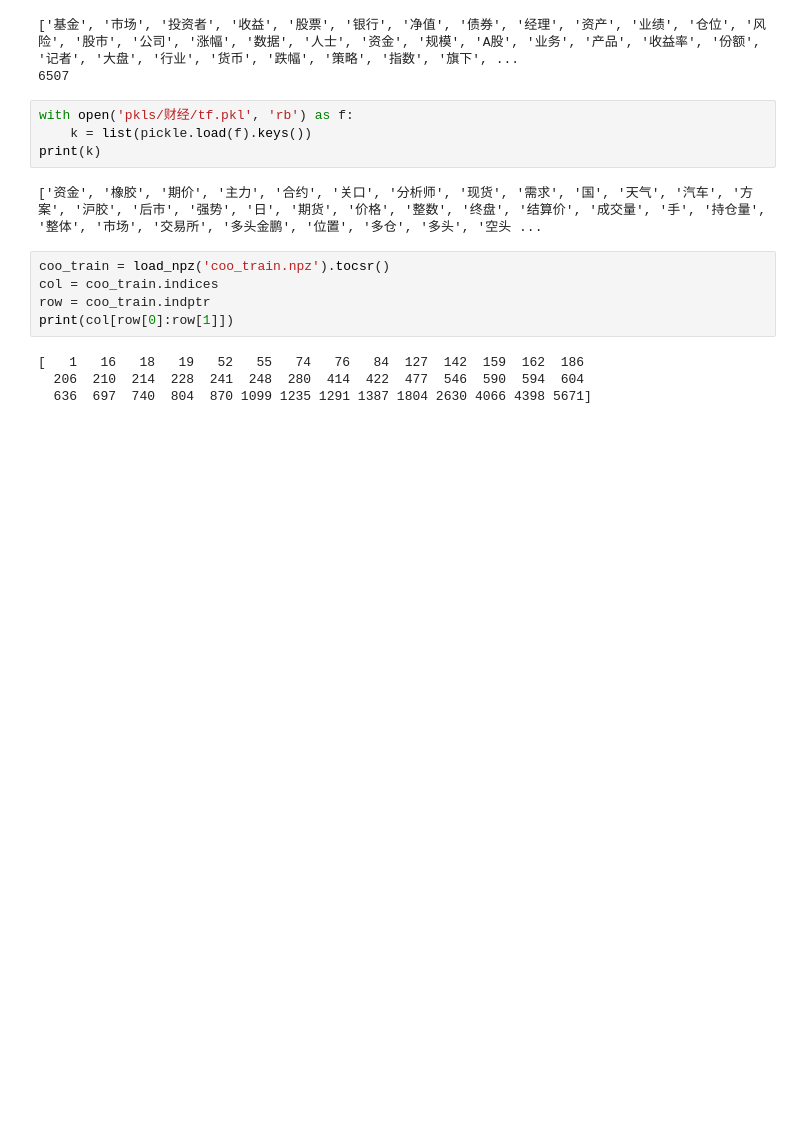
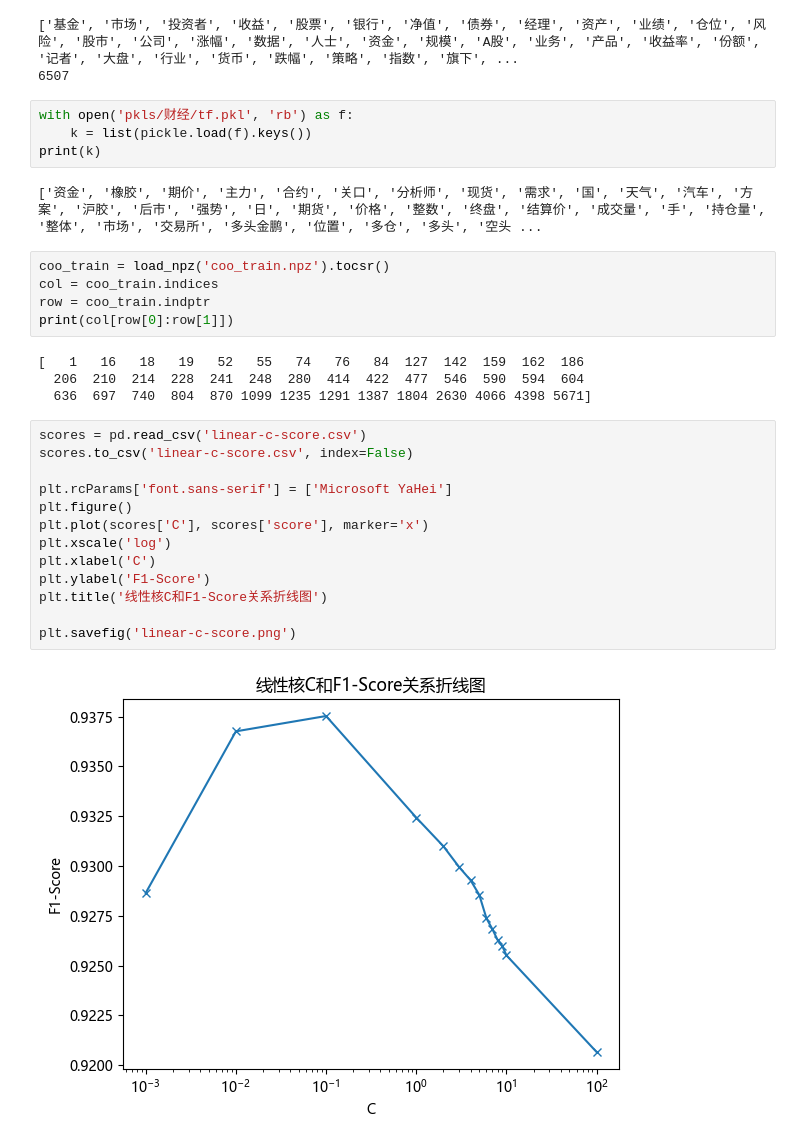
Before and after one commit to Guo-Chenxu/News-Classfication, a Jupyter notebook: check.ipynb, the cells around one changed output. Cells and saved outputs as stored; diff of their text form; blank space fills up the shorter version.

```diff
--- a/check.ipynb
+++ b/check.ipynb
@@ -25,3 +26,18 @@ print(col[row[0]:row[1]])
 [   1   16   18   19   52   55   74   76   84  127  142  159  162  186
   206  210  214  228  241  248  280  414  422  477  546  590  594  604
   636  697  740  804  870 1099 1235 1291 1387 1804 2630 4066 4398 5671]
+# %%
+scores = pd.read_csv('linear-c-score.csv')
+scores.to_csv('linear-c-score.csv', index=False)
+
+plt.rcParams['font.sans-serif'] = ['Microsoft YaHei']
+plt.figure()
+plt.plot(scores['C'], scores['score'], marker='x')
+plt.xscale('log')
+plt.xlabel('C')
+plt.ylabel('F1-Score')
+plt.title('线性核C和F1-Score关系折线图')
+
+plt.savefig('linear-c-score.png')
+# %% [output]
+[figure, added]
```
Also changed, not shown: parts of 1 cell of this notebook, 3 other files.
